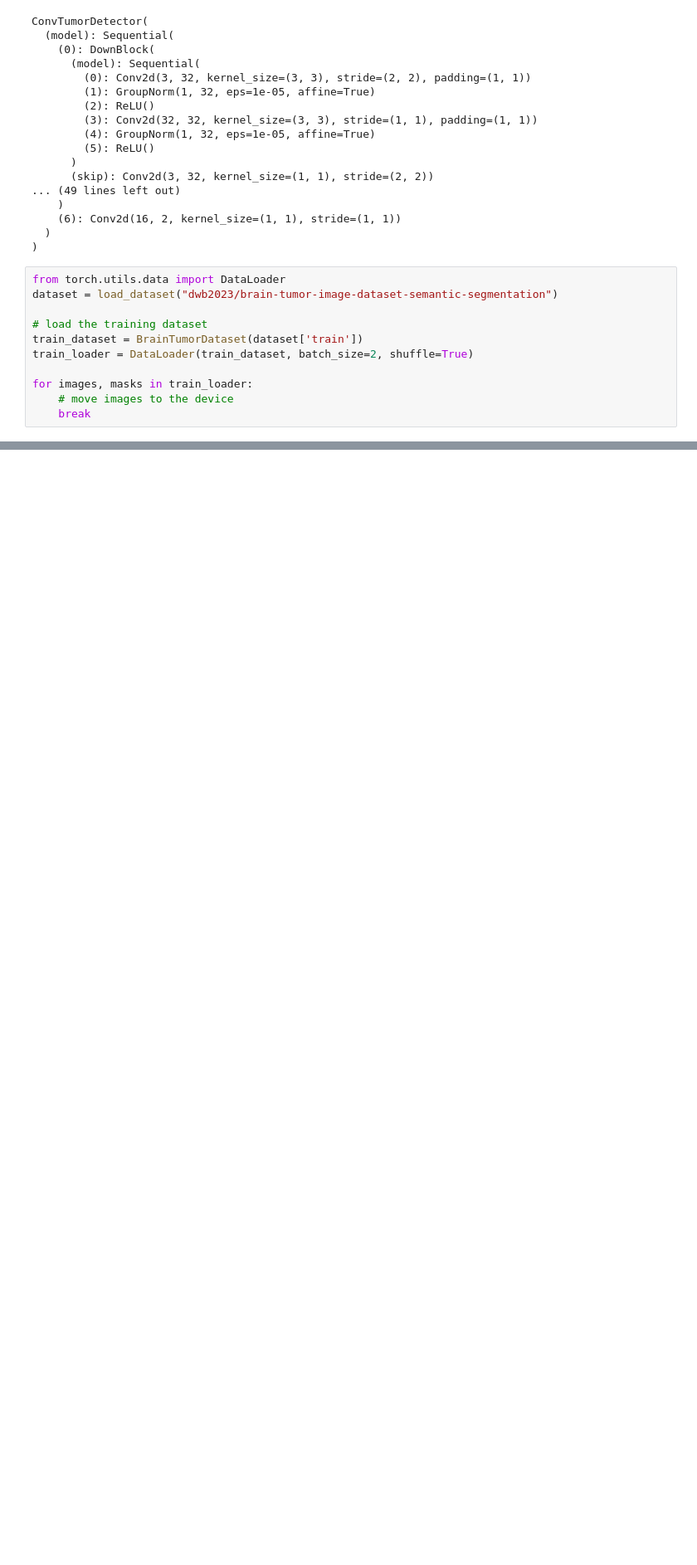
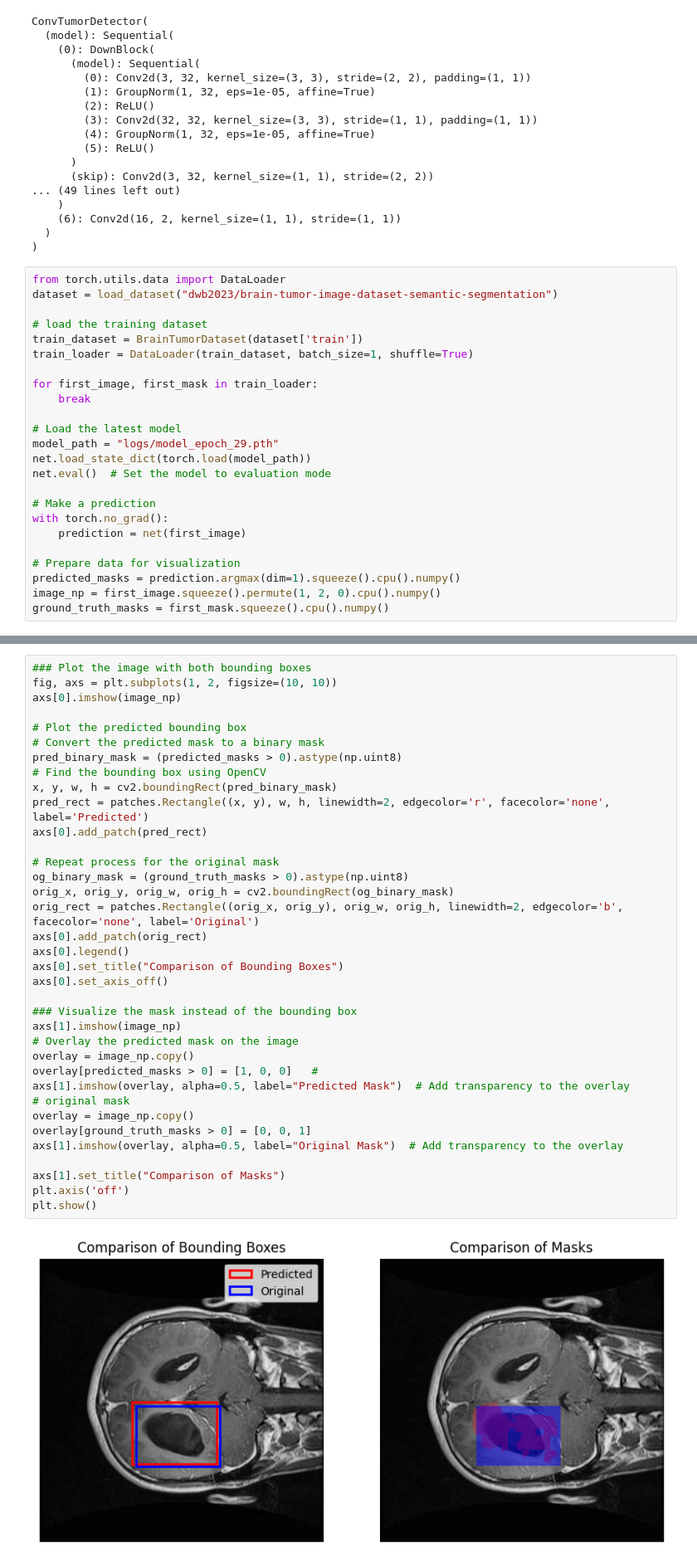
Before and after one commit to HumbertoPotes/BrainTumorDetection, a Jupyter notebook: data_loading.ipynb, the cells around one changed output, grey strips where cells are left out. Shown at 83% size. Cells and saved outputs as stored; diff of their text form; blank space fills up the shorter version.

Commit message:
visualization of results and cleaning up a bit

```diff
--- a/data_loading.ipynb
+++ b/data_loading.ipynb
@@ -155,8 +164,21 @@ dataset = load_dataset("dwb2023/brain-tumor-image-dataset-semantic-segmentation"
 
 # load the training dataset
 train_dataset = BrainTumorDataset(dataset['train'])
-train_loader = DataLoader(train_dataset, batch_size=2, shuffle=True)
+train_loader = DataLoader(train_dataset, batch_size=1, shuffle=True)
 
-for images, masks in train_loader:
-    # move images to the device
+for first_image, first_mask in train_loader:
     break
+
+# Load the latest model
+model_path = "logs/model_epoch_29.pth"
+net.load_state_dict(torch.load(model_path))
+net.eval()  # Set the model to evaluation mode
+
+# Make a prediction
+with torch.no_grad():
+    prediction = net(first_image)
+
+# Prepare data for visualization
+predicted_masks = prediction.argmax(dim=1).squeeze().cpu().numpy()
+image_np = first_image.squeeze().permute(1, 2, 0).cpu().numpy()
+ground_truth_masks = first_mask.squeeze().cpu().numpy()
@@ -181,0 +187,38 @@ int
+# %%
+### Plot the image with both bounding boxes
+fig, axs = plt.subplots(1, 2, figsize=(10, 10))
+axs[0].imshow(image_np)
+
+# Plot the predicted bounding box
+# Convert the predicted mask to a binary mask
+pred_binary_mask = (predicted_masks > 0).astype(np.uint8)
+# Find the bounding box using OpenCV
+x, y, w, h = cv2.boundingRect(pred_binary_mask)
+pred_rect = patches.Rectangle((x, y), w, h, linewidth=2, edgecolor='r', facecolor='none', label='Predicted')
+axs[0].add_patch(pred_rect)
+
+# Repeat process for the original mask
+og_binary_mask = (ground_truth_masks > 0).astype(np.uint8)
+orig_x, orig_y, orig_w, orig_h = cv2.boundingRect(og_binary_mask)
+orig_rect = patches.Rectangle((orig_x, orig_y), orig_w, orig_h, linewidth=2, edgecolor='b', facecolor='none', label='Original')
+axs[0].add_patch(orig_rect)
+axs[0].legend()
+axs[0].set_title("Comparison of Bounding Boxes")
+axs[0].set_axis_off()
+
+### Visualize the mask instead of the bounding box
+axs[1].imshow(image_np)
+# Overlay the predicted mask on the image
+overlay = image_np.copy()
+overlay[predicted_masks > 0] = [1, 0, 0]   #
+axs[1].imshow(overlay, alpha=0.5, label="Predicted Mask")  # Add transparency to the overlay
+# original mask
+overlay = image_np.copy()
+overlay[ground_truth_masks > 0] = [0, 0, 1]
+axs[1].imshow(overlay, alpha=0.5, label="Original Mask")  # Add transparency to the overlay
+
+axs[1].set_title("Comparison of Masks")
+plt.axis('off')
+plt.show()
+# %% [output]
+[figure, added]
```
Also changed, not shown: parts of 10 cells of this notebook, 1 other file.
